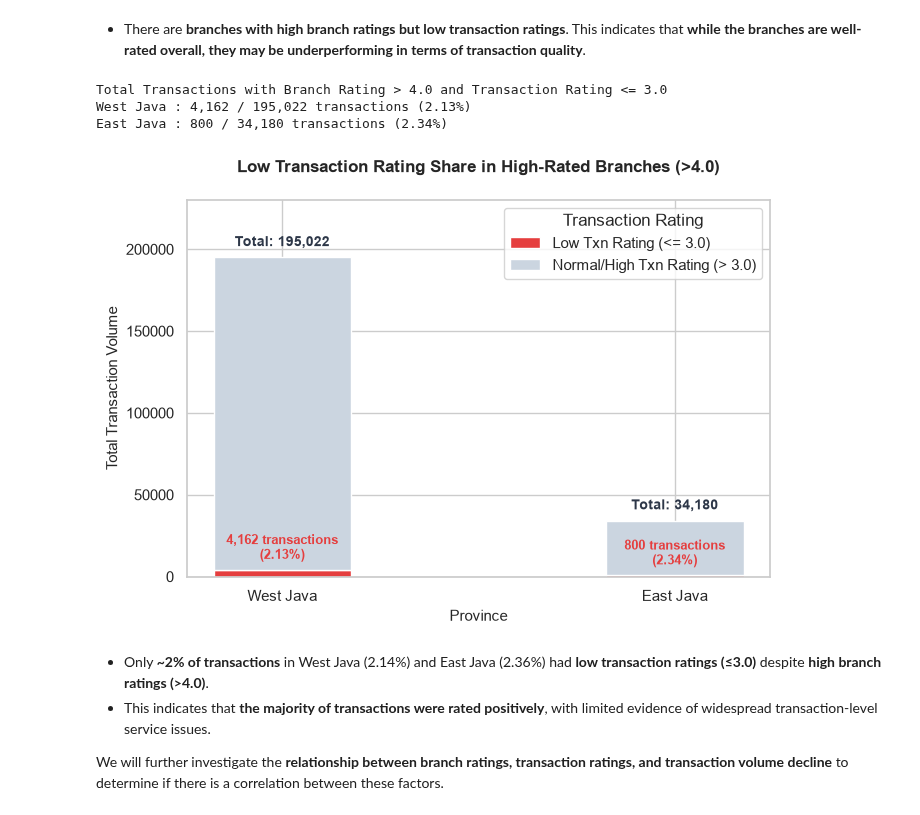
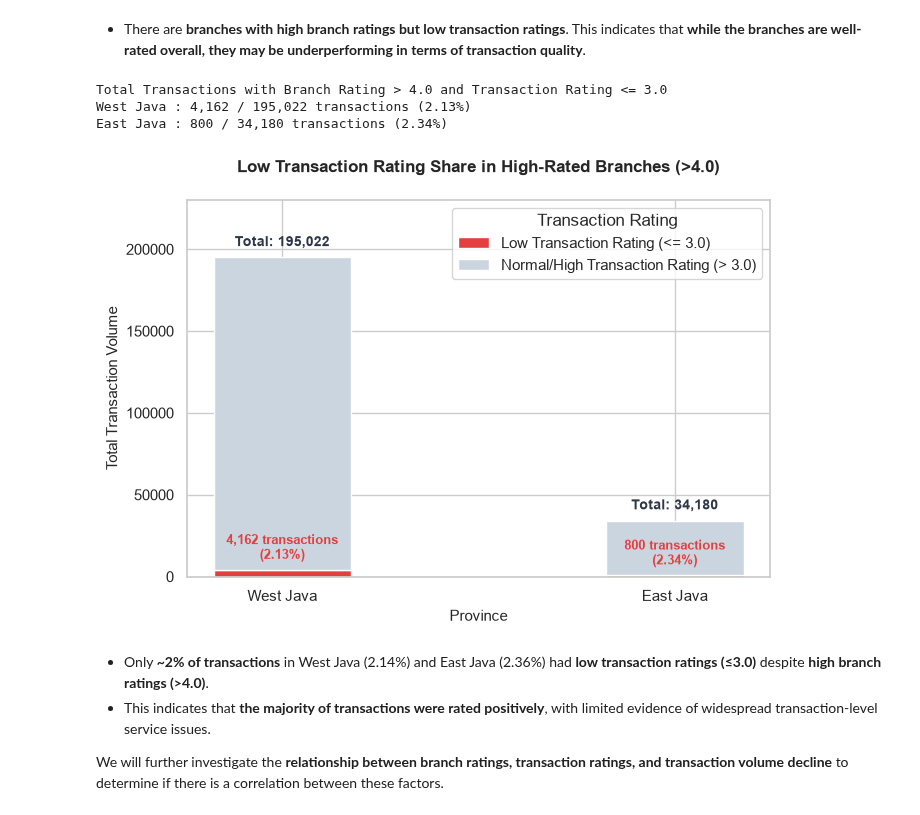
Before and after one commit to grace-nc/kimiafarma-business-performance-analysis, a Jupyter notebook: kf_bigdata_analysis.ipynb, the cells around one changed output. Drawn from its saved outputs; the diff is of its cells as text; code cells hidden in the pictures.

```diff
--- a/kf_bigdata_analysis.ipynb
+++ b/kf_bigdata_analysis.ipynb
@@ -1443,8 +1669,8 @@ sns.set_style("whitegrid")
 bar_w = 0.35
 
 # Draw Stacked Bars
-bar1 = ax.bar(viz_data['Province'], viz_data['Low Rating (<= 3.0)'], color='#E53E3E', width=bar_w, label='Low Txn Rating (<= 3.0)')
-bar2 = ax.bar(viz_data['Province'], viz_data['Normal/High Rating (> 3.0)'], bottom=viz_data['Low Rating (<= 3.0)'], color='#CBD5E0', width=bar_w, label='Normal/High Txn Rating (> 3.0)')
+bar1 = ax.bar(viz_data['Province'], viz_data['Low Rating (<= 3.0)'], color='#E53E3E', width=bar_w, label='Low Transaction Rating (<= 3.0)')
+bar2 = ax.bar(viz_data['Province'], viz_data['Normal/High Rating (> 3.0)'], bottom=viz_data['Low Rating (<= 3.0)'], color='#CBD5E0', width=bar_w, label='Normal/High Transaction Rating (> 3.0)')
 
 # Annotate values and percentages
 for i, row in viz_data.iterrows():
@@ -1458,34 +1684,34 @@ for i, row in viz_data.iterrows():
             f'{low_val:,} transactions\n({pct:.2f}%)',
             xy=(i, low_val),
             xytext=(0, 5), textcoords="offset points",
             ha='center', va='bottom',
             color='#E53E3E', fontweight='bold', fontsize=9.5
         )
 
     # Total count label on top of the entire bar
     ax.annotate(
         f'Total: {total_val:,}',
         xy=(i, total_val),
         xytext=(0, 6), textcoords="offset points",
         ha='center', va='bottom',
         color='#2D3748', fontweight='bold', fontsize=10
     )
 
 plt.title('Low Transaction Rating Share in High-Rated Branches (>4.0)', fontsize=12, fontweight='bold', pad=20)
 plt.ylabel('Total Transaction Volume', fontsize=11)
 plt.xlabel('Province', fontsize=11)
 
 # Dynamically set upper limit to leave room for top text annotations
 plt.ylim(0, max(all_jabar, all_jatim) * 1.18 if max(all_jabar, all_jatim) > 0 else 100)
 plt.legend(title='Transaction Rating', frameon=True, loc='upper right')
 plt.tight_layout()
 
 plt.show()
 # %% [output]
 Total Transactions with Branch Rating > 4.0 and Transaction Rating <= 3.0
 West Java : 4,162 / 195,022 transactions (2.13%)
 East Java : 800 / 34,180 transactions (2.34%)
-[figure, old version]
+[figure, new version]
 # %% [markdown]
 - Only **~2% of transactions** in West Java (2.14%) and East Java (2.36%) had **low transaction ratings (≤3.0)** despite **high branch ratings (>4.0)**.
 - This indicates that **the majority of transactions were rated positively**, with limited evidence of widespread transaction-level service issues.
```
Also changed, not shown: parts of 71 cells of this notebook.
